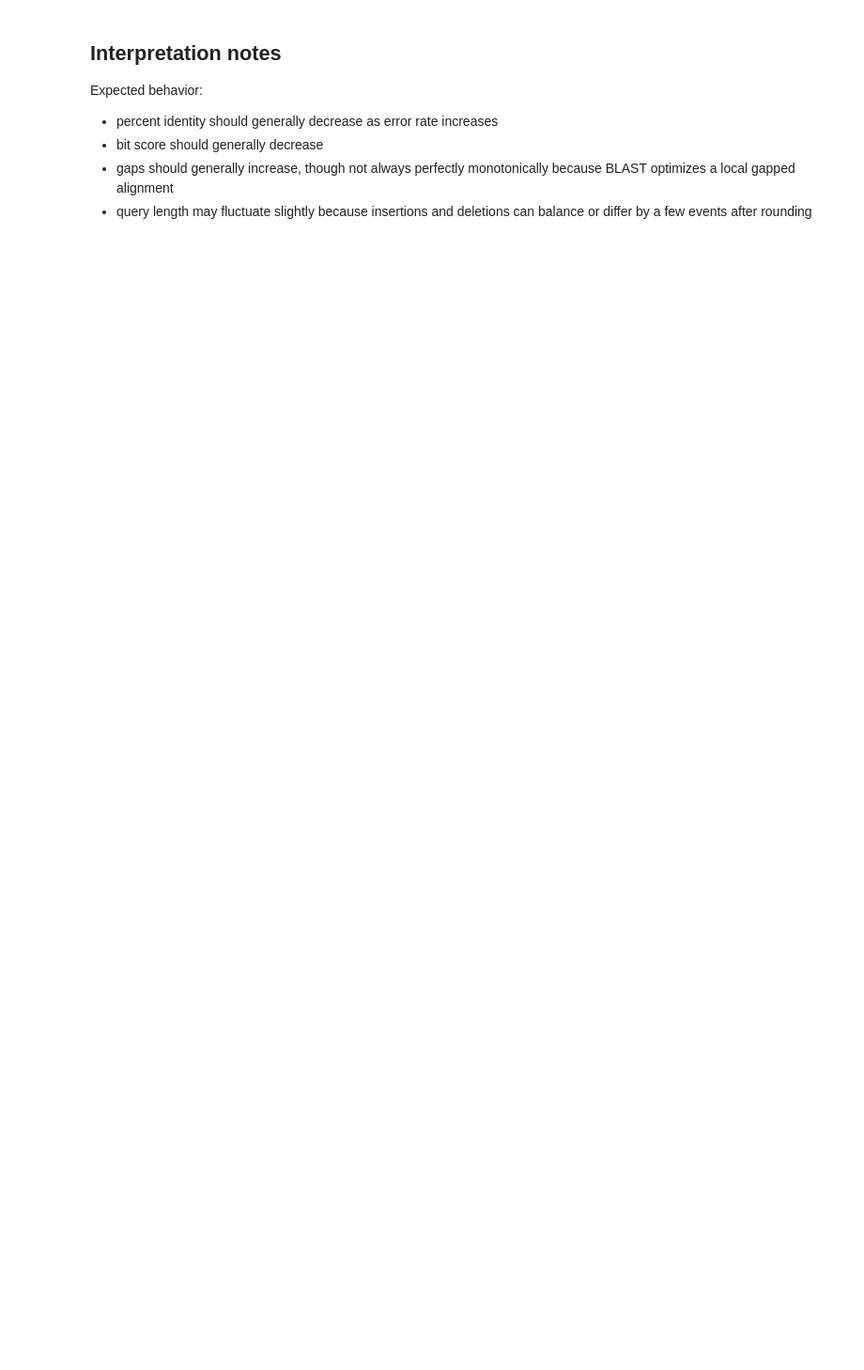
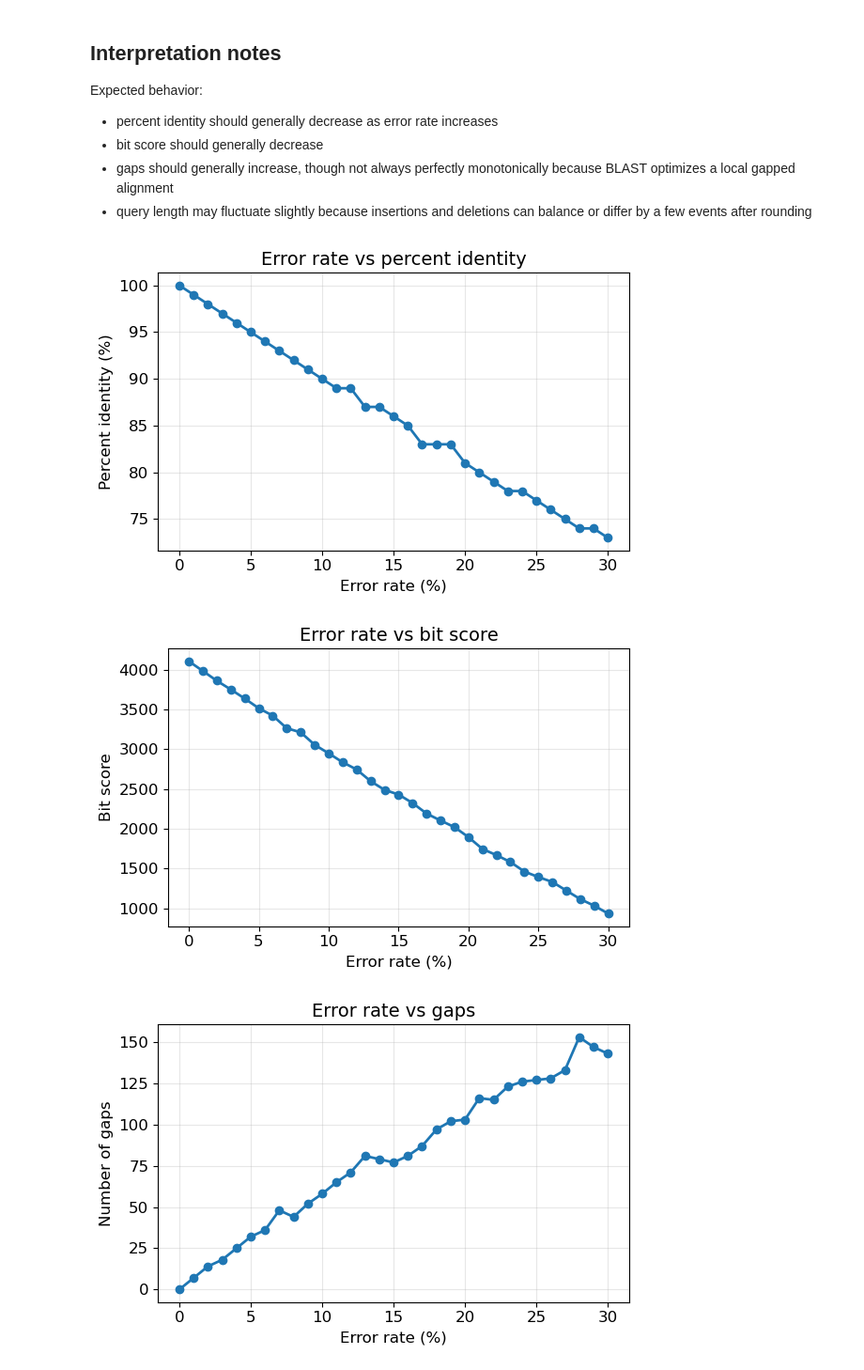
Before and after one commit to ih-11/pairwise_sim, a Jupyter notebook: notebooks/sim3_visualization.ipynb, the cells around one changed output. Shown at 94% size. Cells and saved outputs as stored; diff of their text form; code cells hidden in the pictures; blank space fills up the shorter version.

```diff
--- a/notebooks/sim3_visualization.ipynb
+++ b/notebooks/sim3_visualization.ipynb
@@ -126,3 +126,50 @@ Expected behavior:
 - bit score should generally decrease
 - gaps should generally increase, though not always perfectly monotonically because BLAST optimizes a local gapped alignment
 - query length may fluctuate slightly because insertions and deletions can balance or differ by a few events after rounding
+# %%
+import matplotlib.pyplot as plt
+
+plt.rcParams.update({
+    "font.size": 12,
+    "axes.titlesize": 14,
+    "axes.labelsize": 12
+})
+
+def save_plot(x, y, xlabel, ylabel, title, filename):
+    plt.figure(figsize=(6, 4))
+    plt.plot(x, y, marker="o", linewidth=2)
+    plt.xlabel(xlabel)
+    plt.ylabel(ylabel)
+    plt.title(title)
+    plt.grid(alpha=0.3)
+    plt.tight_layout()
+    plt.savefig(plots_dir / filename, dpi=300)
+    plt.show()
+
+# Identity
+save_plot(
+    df["error_rate"], df["pct_ident"],
+    "Error rate (%)", "Percent identity (%)",
+    "Error rate vs percent identity",
+    "error_vs_identity.png"
+)
+
+# Bit score
+save_plot(
+    df["error_rate"], df["bitscore"],
+    "Error rate (%)", "Bit score",
+    "Error rate vs bit score",
+    "error_vs_bitscore.png"
+)
+
+# Gaps
+save_plot(
+    df["error_rate"], df["gaps"],
+    "Error rate (%)", "Number of gaps",
+    "Error rate vs gaps",
+    "error_vs_gaps.png"
+)
+# %% [output]
+[figure, added]
+[figure, added]
+[figure, added]
```
Also changed, not shown: parts of 9 cells of this notebook, 1 other file.
